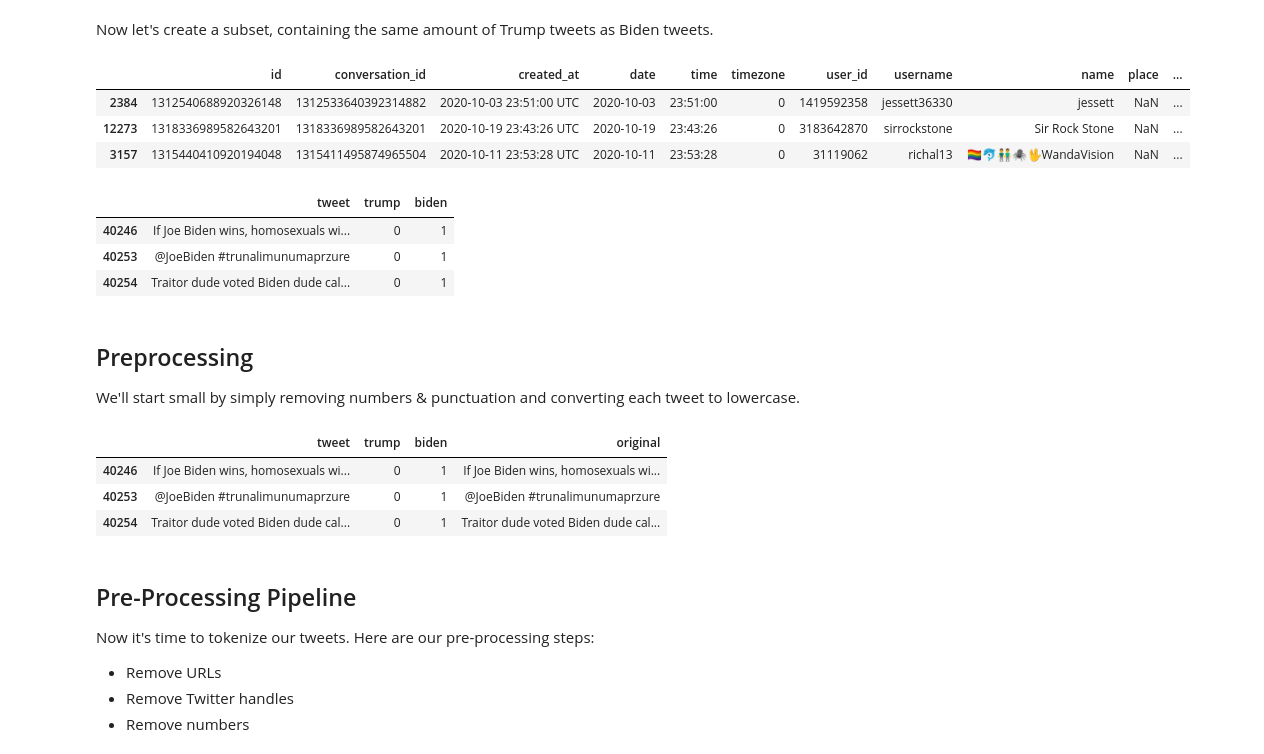
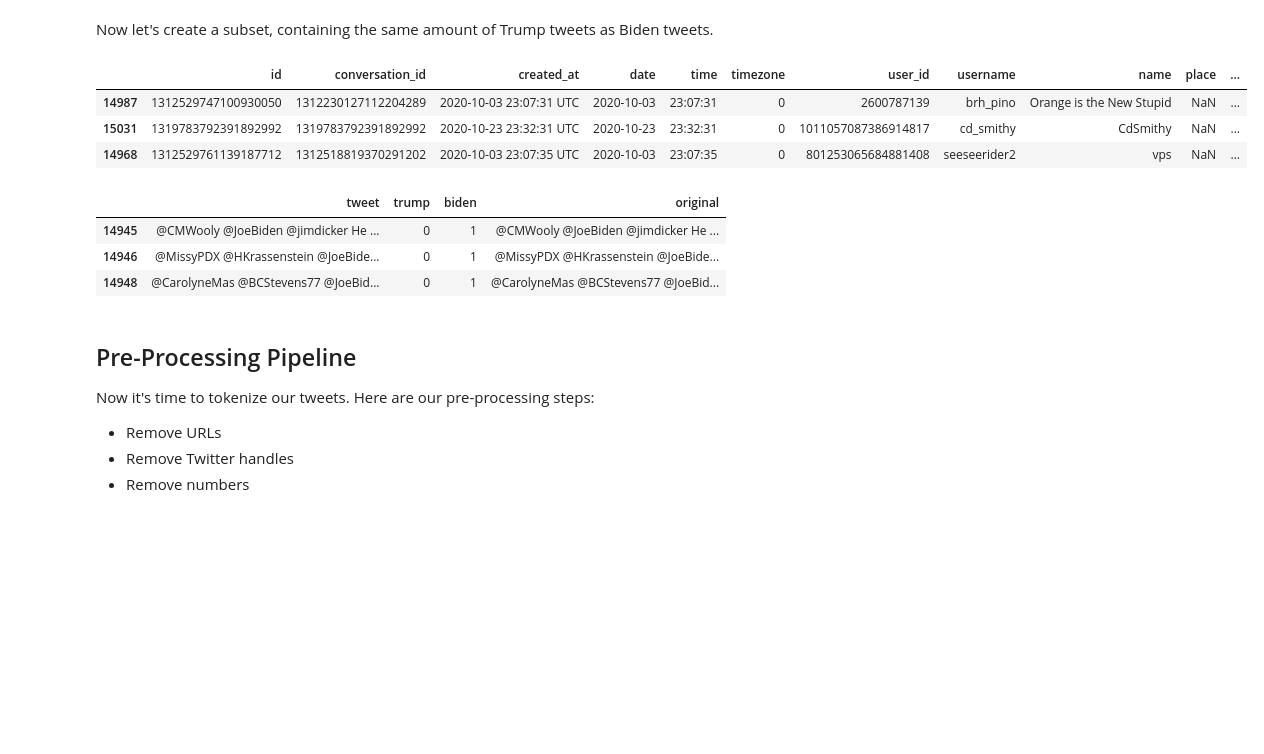
Before and after one commit to edubu2/metis-project4, a Jupyter notebook: code/eda_2.ipynb, the cells around one changed output. Drawn from its saved outputs; the diff is of its cells as text; code cells hidden in the pictures; blank space fills up the shorter version.

```diff
--- a/code/eda_2.ipynb
+++ b/code/eda_2.ipynb
@@ -76,25 +76,22 @@ mask = (df.trump == 1) & (df.biden == 0)
 trump_tweets = df[mask]
 # %%
 subset = pd.DataFrame(columns=df.columns)
-subset = subset.append(biden_tweets.tail(100000))
-subset = subset.append(trump_tweets.tail(100000))
+subset = subset.append(biden_tweets.tail(50))
+subset = subset.append(trump_tweets.tail(50))
 
 subset.sample(3)
 # %% [output]
 |  | id | conversation_id | created_at | date | time | timezone | user_id | username | name | place | ... |
-| 2384 | 1312540688920326148 | 1312533640392314882 | 2020-10-03 23:51:00 UTC | 2020-10-03 | 23:51:00 | 0 | 1419592358 | jessett36330 | jessett | NaN | ... |
-| 12273 | 1318336989582643201 | 1318336989582643201 | 2020-10-19 23:43:26 UTC | 2020-10-19 | 23:43:26 | 0 | 3183642870 | sirrockstone | Sir Rock Stone | NaN | ... |
-| 3157 | 1315440410920194048 | 1315411495874965504 | 2020-10-11 23:53:28 UTC | 2020-10-11 | 23:53:28 | 0 | 31119062 | richal13 | 🏳️‍🌈🐬👬🕷🖖WandaVision | NaN | ... |
+| 14987 | 1312529747100930050 | 1312230127112204289 | 2020-10-03 23:07:31 UTC | 2020-10-03 | 23:07:31 | 0 | 2600787139 | brh_pino | Orange is the New Stupid | NaN | ... |
+| 15031 | 1319783792391892992 | 1319783792391892992 | 2020-10-23 23:32:31 UTC | 2020-10-23 | 23:32:31 | 0 | 1011057087386914817 | cd_smithy | CdSmithy | NaN | ... |
+| 14968 | 1312529761139187712 | 1312518819370291202 | 2020-10-03 23:07:35 UTC | 2020-10-03 | 23:07:35 | 0 | 801253065684881408 | seeseerider2 | vps | NaN | ... |
 # %%
 # keep only necessary columns
 data = subset.loc[:,['tweet', 'trump', 'biden']]
+data['original'] = data.tweet
 data.head(3)
 # %% [output]
-|  | tweet | trump | biden |
-| 40246 | If Joe Biden wins, homosexuals wi... | 0 | 1 |
-| 40253 | @JoeBiden #trunalimunumaprzure | 0 | 1 |
-| 40254 | Traitor dude voted Biden dude cal... | 0 | 1 |
+|  | tweet | trump | biden | original |
+| 14945 | @CMWooly @JoeBiden @jimdicker He ... | 0 | 1 | @CMWooly @JoeBiden @jimdicker He ... |
+| 14946 | @MissyPDX @HKrassenstein @JoeBide... | 0 | 1 | @MissyPDX @HKrassenstein @JoeBide... |
+| 14948 | @CarolyneMas @BCStevens77 @JoeBid... | 0 | 1 | @CarolyneMas @BCStevens77 @JoeBid... |
-# %% [markdown]
-## Preprocessing
-
-We'll start small by simply removing numbers & punctuation and converting each tweet to lowercase.
@@ -114,20 +98,3 @@ no_dup_spaces = lambda x: ' '.join(x.split())
-# %%
-data['original'] = data.tweet
-
-# data['tweet'] = (data['tweet']
-#                  .map(no_handles)
-#                  .map(no_links)
-#                  .map(punc_lower)
-#                  .map(alphanum)
-#                  .map(no_repeats)
-#                  .map(no_dup_spaces))
-
-data.head(3)
-# %% [output]
-|  | tweet | trump | biden | original |
-| 40246 | If Joe Biden wins, homosexuals wi... | 0 | 1 | If Joe Biden wins, homosexuals wi... |
-| 40253 | @JoeBiden #trunalimunumaprzure | 0 | 1 | @JoeBiden #trunalimunumaprzure |
-| 40254 | Traitor dude voted Biden dude cal... | 0 | 1 | Traitor dude voted Biden dude cal... |
 # %% [markdown]
 ## Pre-Processing Pipeline
 
```
Also changed, not shown: parts of 16 cells of this notebook.
